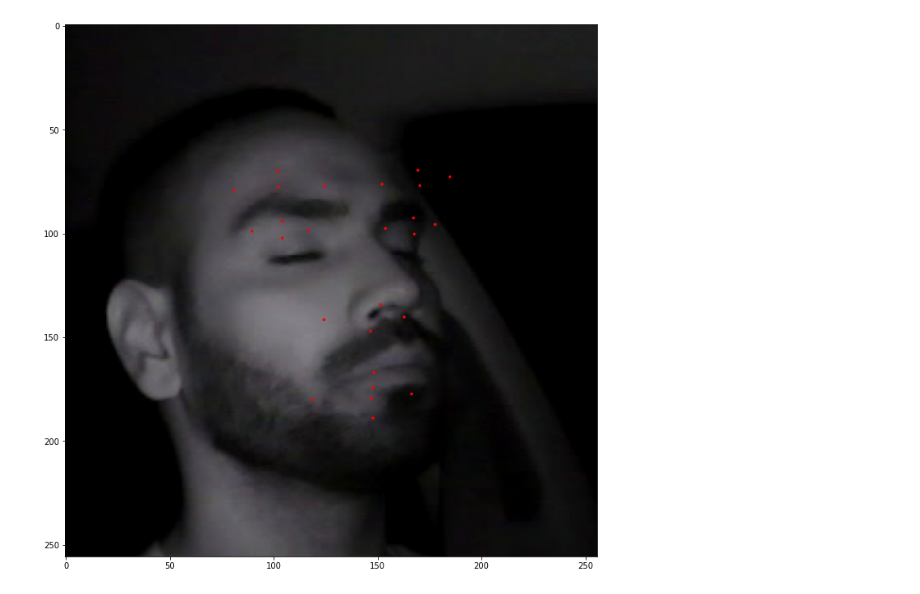
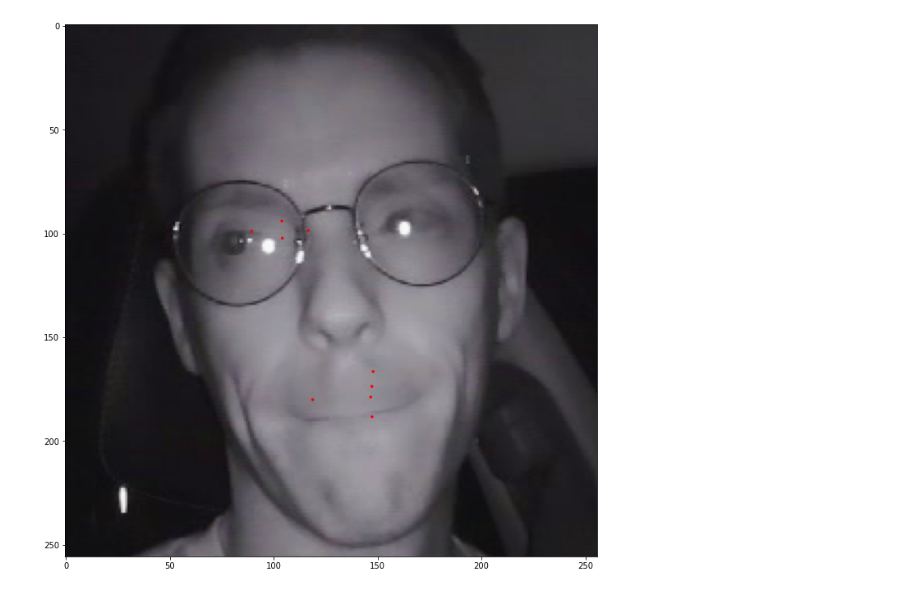
Before and after one commit to TaeseongMoon/bf_reimplement, a Jupyter notebook: y_tru_check.ipynb, the cells around one changed output. Saved outputs shown, nothing was run; the diff lists cells and outputs as text; code cells hidden in the pictures.

```diff
--- a/y_tru_check.ipynb
+++ b/y_tru_check.ipynb
@@ -193,6 +209,6 @@ output[0][0]
 # %%
 anchor = [ float(x) for x in open('anchor_256_fix.txt').readline().split(',') if x != '']
 # %%
-output = np.add(y_pred[0,0,:52], anchor)
+output = np.add(output[0][0].numpy(), np.array(anchor))
 # %%
 output
@@ -209,3 +229,10 @@ print(y_pred_thresh[0].shape)
+# %%
+dbset = [9,11,13,14,21,23,24,25,26]
+output_index = []
+for i in dbset:
+    output_index.append(i*2-2)
+    output_index.append(i*2-1)
+output = output[output_index]
 # %%
 # Display the image and draw the predicted boxes onto it.
 from PIL import Image
@@ -217,34 +244,34 @@ classes = ['background',
 plt.figure(figsize=(20,12))
 # plt.imshow(orig_images[0])
 
-plt.imshow(Image.fromarray(a[0][13]))
+plt.imshow(Image.fromarray(a[0][0]))
 
 current_axis = plt.gca()
 # print(orig_images[0].shape[1])
 # print(orig_images[0].shape[0])
 # box = y_pred_thresh[][12]
-box = anchor
+box = output
 
 
 
 color = colors[0]
 #     label = '{}: {:.2f}'.format(classes[int(box[0])], box[1])
 #     current_axis.add_patch(plt.Rectangle((xmin, ymin), xmax-xmin, ymax-ymin, color=color, fill=False, linewidth=2))
 
-for i in range(0,51, 2):
+for i in range(0, len(output), 2):
     current_axis.add_patch(plt.Circle((box[i], box[i+1]), 0.5, color=color))
 
 # for box in y_pred_thresh[1]:
     # Transform the predicted bounding boxes for the 300x300 image to the original image dimensions.
 
 
 
 #     color = colors[int(box[0])]
 #     label = '{}: {:.2f}'.format(classes[int(box[0])], box[1])
 #     current_axis.add_patch(plt.Rectangle((xmin, ymin), xmax-xmin, ymax-ymin, color=color, fill=False, linewidth=2))
 
 
 #     label = '{}: {:.2f}'.format(classes[int(box[0])], box[1])
 #     current_axis.text(xmin, ymin, '', size='x-large', color='white', bbox={'facecolor':color, 'alpha':1.0})
 # %% [output]
-[figure, old version]
+[figure, new version]
```
Also changed, not shown: parts of 10 cells of this notebook, 6 other files.
